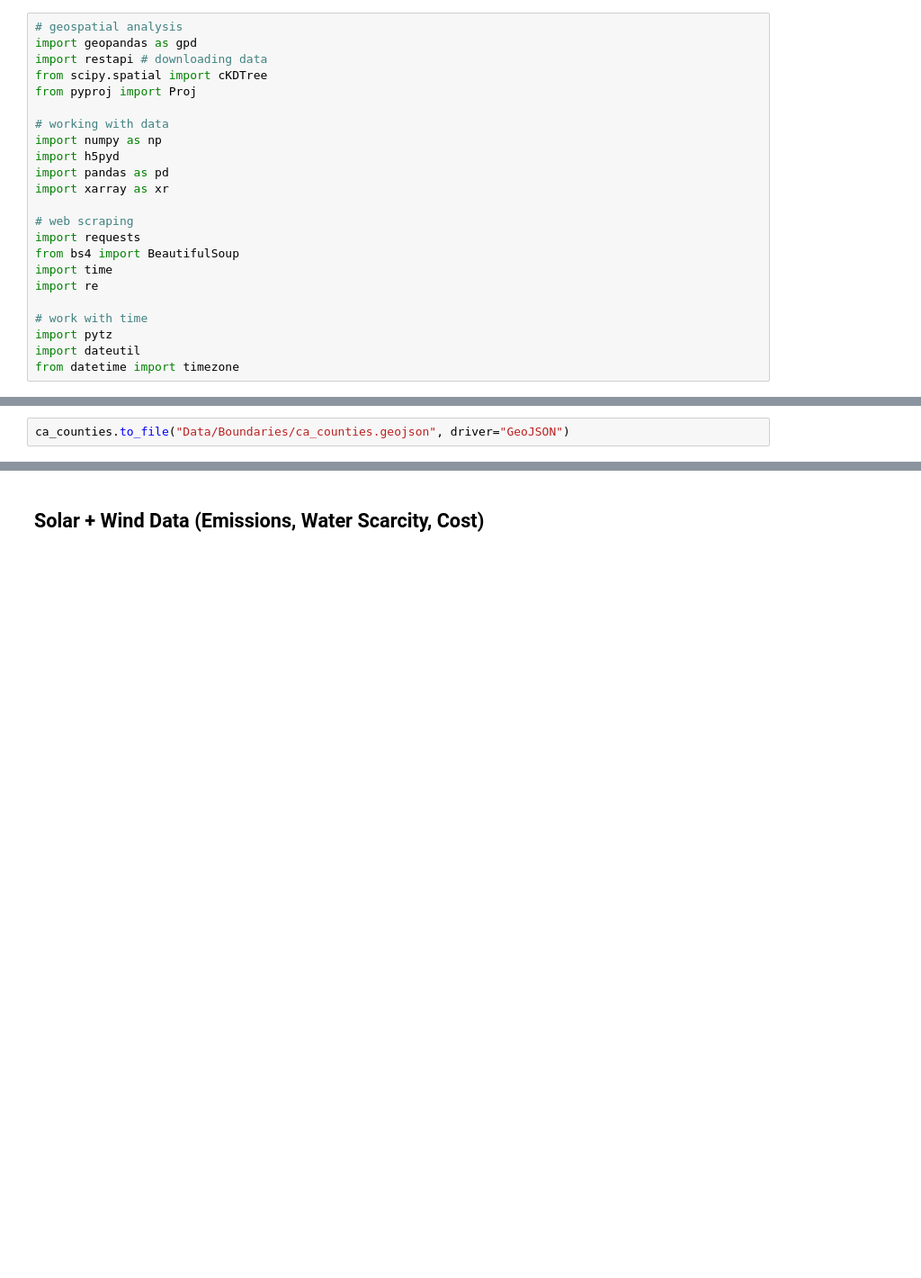
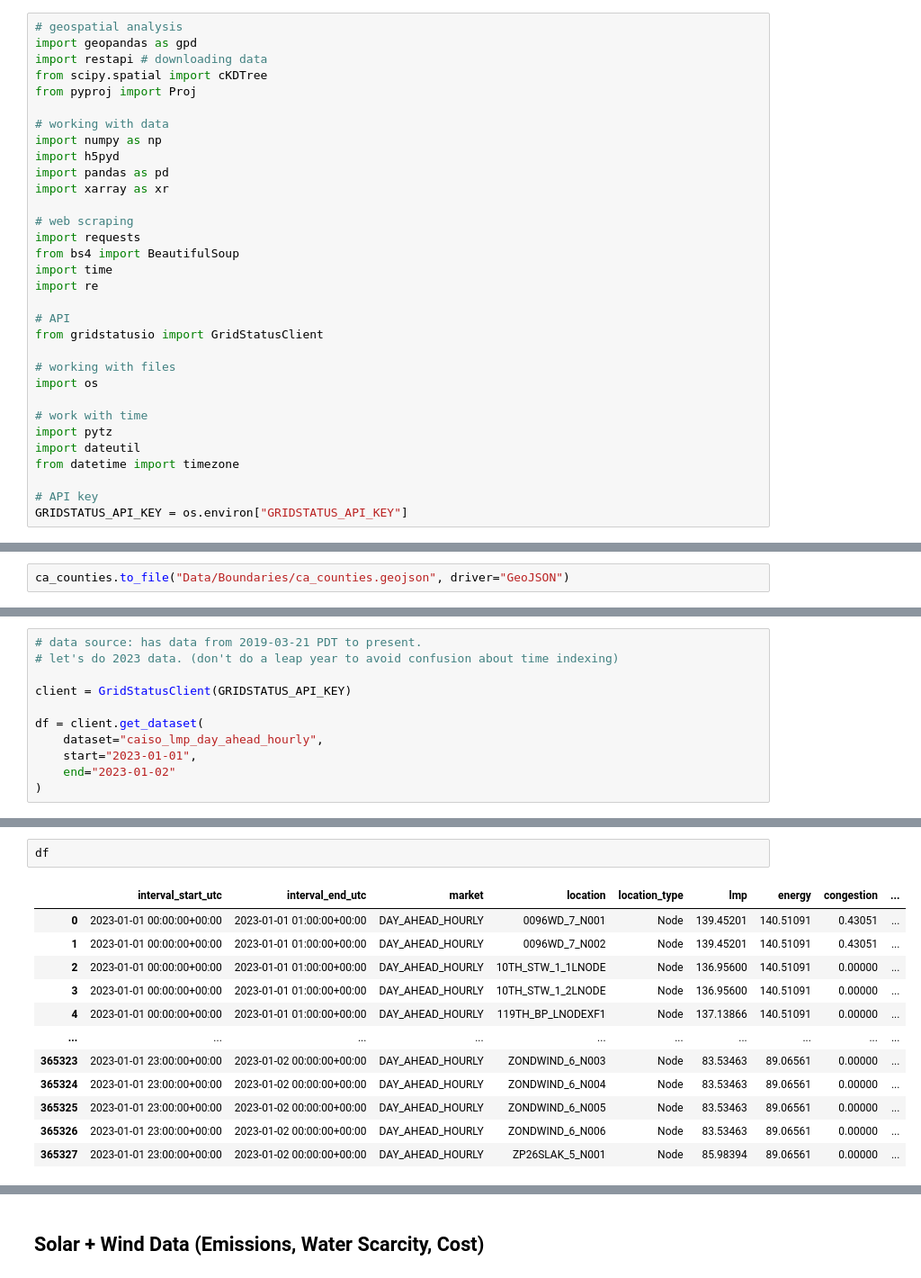
Before and after one commit to disha-22/DCSitingOptimization, a Jupyter notebook: download_data.ipynb, the cells around one changed output, grey strips where cells are left out. Shown at 90% size. Drawn from its saved outputs; the diff is of its cells as text; blank space fills up the shorter version.

Commit message:
Downloading LMP data

```diff
--- a/download_data.ipynb
+++ b/download_data.ipynb
@@ -19,10 +19,19 @@ from bs4 import BeautifulSoup
 import time
 import re
 
+# API
+from gridstatusio import GridStatusClient
+
+# working with files
+import os
+
 # work with time
 import pytz
 import dateutil
 from datetime import timezone
+
+# API key
+GRIDSTATUS_API_KEY = os.environ["GRIDSTATUS_API_KEY"]
 # %% [markdown]
 ## Import Common Geometries
 # %%
@@ -195,0 +207,11 @@ ca_counties.to_file("Data/Boundaries/ca_counties.geojson", driver="GeoJSON")
+# %%
+# data source: has data from 2019-03-21 PDT to present.
+# let's do 2023 data. (don't do a leap year to avoid confusion about time indexing)
+
+client = GridStatusClient(GRIDSTATUS_API_KEY)
+
+df = client.get_dataset(
+    dataset="caiso_lmp_day_ahead_hourly",
+    start="2023-01-01",
+    end="2023-01-02"
+)
@@ -195,0 +236,15 @@ ca_counties.to_file("Data/Boundaries/ca_counties.geojson", driver="GeoJSON")
+# %%
+df
+# %% [output]
+|  | interval_start_utc | interval_end_utc | market | location | location_type | lmp | energy | congestion | ... |
+| 0 | 2023-01-01 00:00:00+00:00 | 2023-01-01 01:00:00+00:00 | DAY_AHEAD_HOURLY | 0096WD_7_N001 | Node | 139.45201 | 140.51091 | 0.43051 | ... |
+| 1 | 2023-01-01 00:00:00+00:00 | 2023-01-01 01:00:00+00:00 | DAY_AHEAD_HOURLY | 0096WD_7_N002 | Node | 139.45201 | 140.51091 | 0.43051 | ... |
+| 2 | 2023-01-01 00:00:00+00:00 | 2023-01-01 01:00:00+00:00 | DAY_AHEAD_HOURLY | 10TH_STW_1_1LNODE | Node | 136.95600 | 140.51091 | 0.00000 | ... |
+| 3 | 2023-01-01 00:00:00+00:00 | 2023-01-01 01:00:00+00:00 | DAY_AHEAD_HOURLY | 10TH_STW_1_2LNODE | Node | 136.95600 | 140.51091 | 0.00000 | ... |
+| 4 | 2023-01-01 00:00:00+00:00 | 2023-01-01 01:00:00+00:00 | DAY_AHEAD_HOURLY | 119TH_BP_LNODEXF1 | Node | 137.13866 | 140.51091 | 0.00000 | ... |
+| ... | ... | ... | ... | ... | ... | ... | ... | ... | ... |
+| 365323 | 2023-01-01 23:00:00+00:00 | 2023-01-02 00:00:00+00:00 | DAY_AHEAD_HOURLY | ZONDWIND_6_N003 | Node | 83.53463 | 89.06561 | 0.00000 | ... |
+| 365324 | 2023-01-01 23:00:00+00:00 | 2023-01-02 00:00:00+00:00 | DAY_AHEAD_HOURLY | ZONDWIND_6_N004 | Node | 83.53463 | 89.06561 | 0.00000 | ... |
+| 365325 | 2023-01-01 23:00:00+00:00 | 2023-01-02 00:00:00+00:00 | DAY_AHEAD_HOURLY | ZONDWIND_6_N005 | Node | 83.53463 | 89.06561 | 0.00000 | ... |
+| 365326 | 2023-01-01 23:00:00+00:00 | 2023-01-02 00:00:00+00:00 | DAY_AHEAD_HOURLY | ZONDWIND_6_N006 | Node | 83.53463 | 89.06561 | 0.00000 | ... |
+| 365327 | 2023-01-01 23:00:00+00:00 | 2023-01-02 00:00:00+00:00 | DAY_AHEAD_HOURLY | ZP26SLAK_5_N001 | Node | 85.98394 | 89.06561 | 0.00000 | ... |
```
Also changed, not shown: parts of 3 cells of this notebook, 1 other file.
